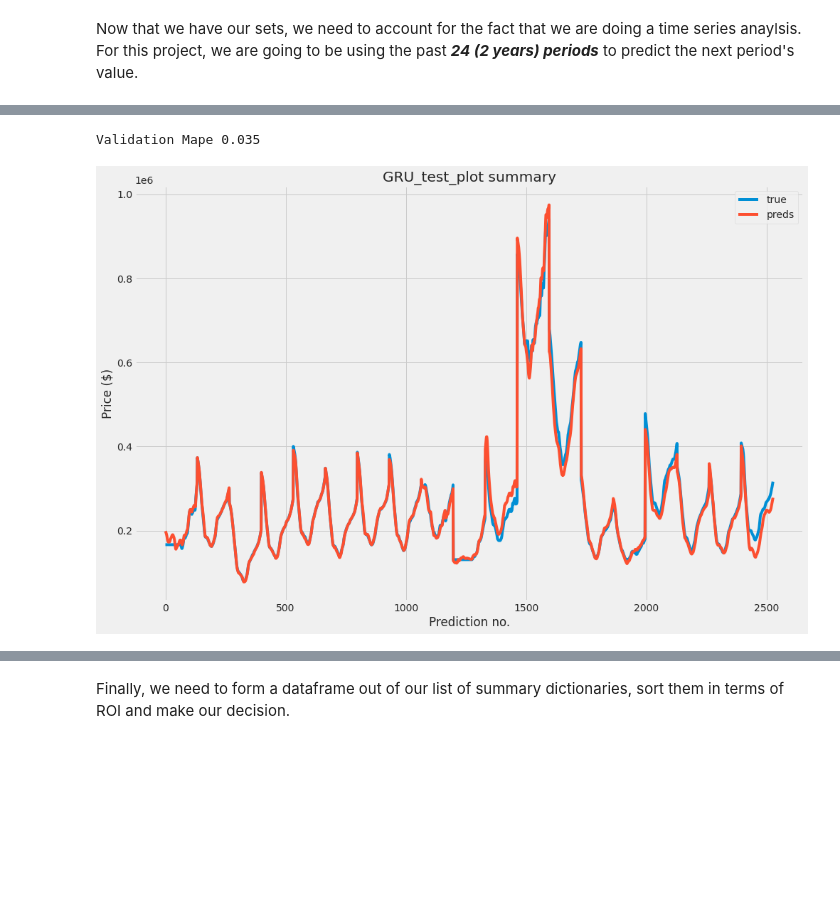
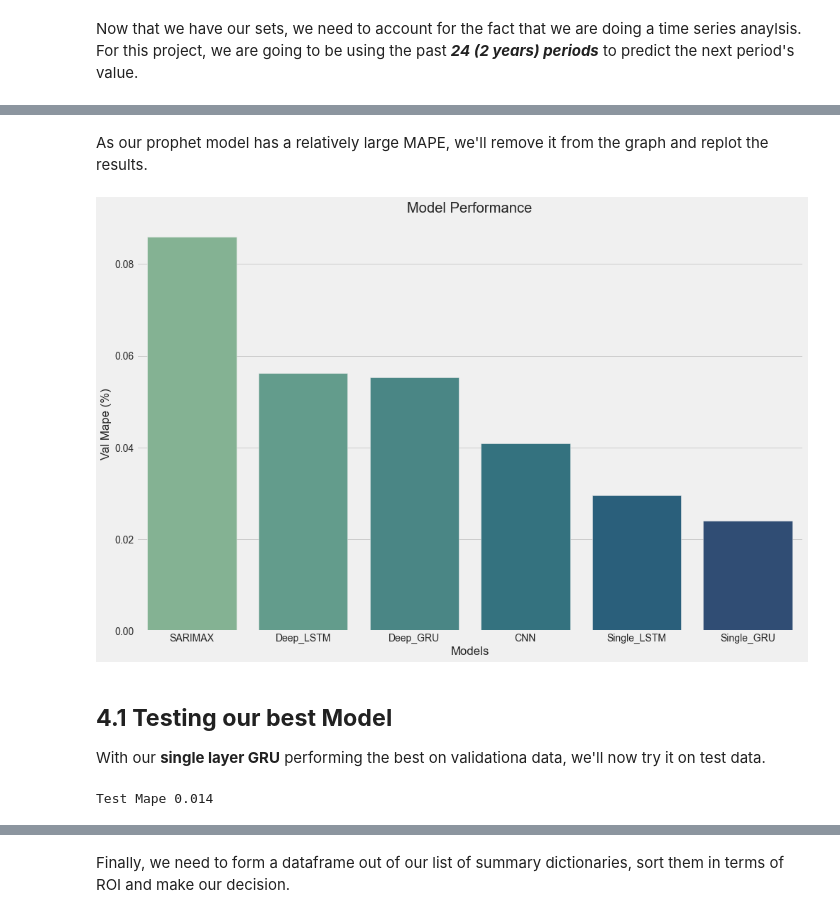
Before and after one commit to AbsIbs/nevada_time_series, a Jupyter notebook: main.ipynb, the cells around one changed output, grey strips where cells are left out. Drawn from its saved outputs; the diff is of its cells as text; code cells hidden in the pictures; blank space fills up the shorter version.

```diff
--- a/main.ipynb
+++ b/main.ipynb
@@ -1178,3 +1470,24 @@ With our single layer GRU performing the best on validationa data, we'll now try
+# %% [markdown]
+As our prophet model has a relatively large MAPE, we'll remove it from the graph and replot the results.
+# %%
+without_prophet_results_df = pd.DataFrame(results)
+without_prophet_results_df = without_prophet_results_df[without_prophet_results_df['model'] != 'Facebook_Prophet']
+# %%
+fig, ax = plt.subplots(figsize = (15,10))
+ax = sns.barplot(
+    data = pd.DataFrame(without_prophet_results_df).sort_values(by = 'VAL_Mape', ascending = False),
+    x = 'model',
+    y = 'VAL_Mape',
+    palette = 'crest'
+    )
+ax.set_title('Model Performance')
+ax.set_xlabel('Models');
+ax.set_ylabel('Val Mape (%)');
+# %% [output]
+[figure, added]
+# %% [markdown]
+## **4.1 Testing our best Model**
+With our **single layer GRU** performing the best on validationa data, we'll now try it on test data.
 # %%
 best_model = GRU_model
 best_model_test_preds_raw = best_model.predict(X_test)
@@ -1185,10 +1498,8 @@ y_test_copies = np.repeat(y_test.reshape(-1,1), 8, axis = -1)
 y_test_true = scaler.inverse_transform(y_test_copies)[:, 0]
 # %%
 best_model_test_MAPE = mean_absolute_percentage_error(y_test_true, best_model_test_preds)
-quick_plot(y_test_true, best_model_test_preds, 'GRU_test_plot')
 
-print(f'Validation Mape {round(best_model_test_MAPE, 3)}')
+print(f'Test Mape {round(best_model_test_MAPE, 3)}')
 # %% [output]
-Validation Mape 0.035
+Test Mape 0.014
-[figure, removed]
 # %% [markdown]
```
Also changed, not shown: parts of 102 cells of this notebook, 8 other files.
